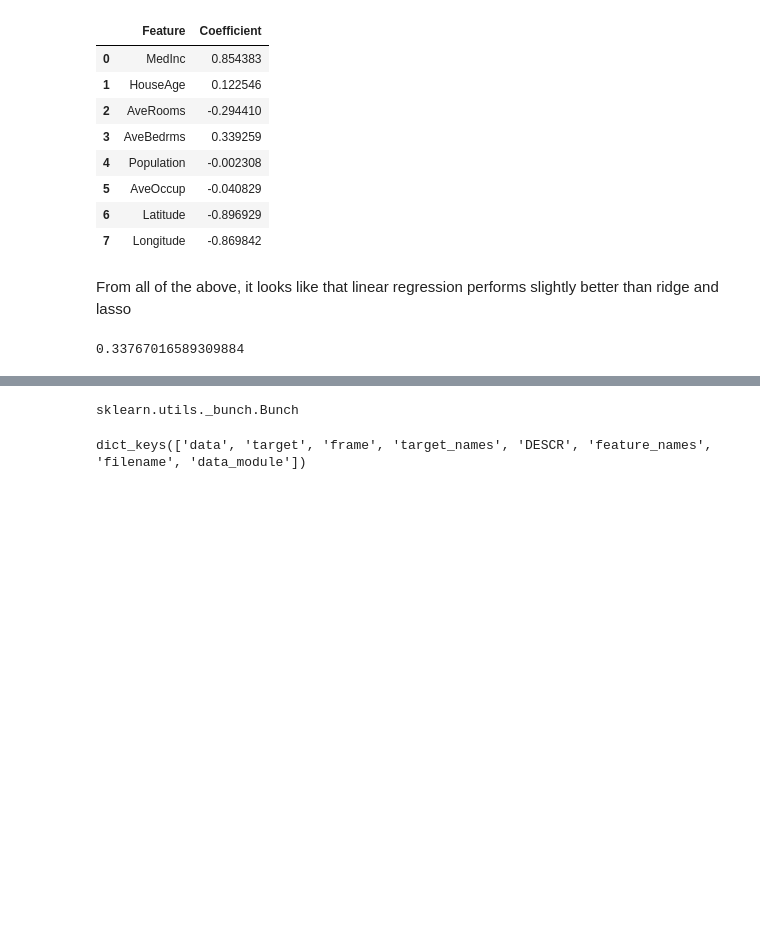
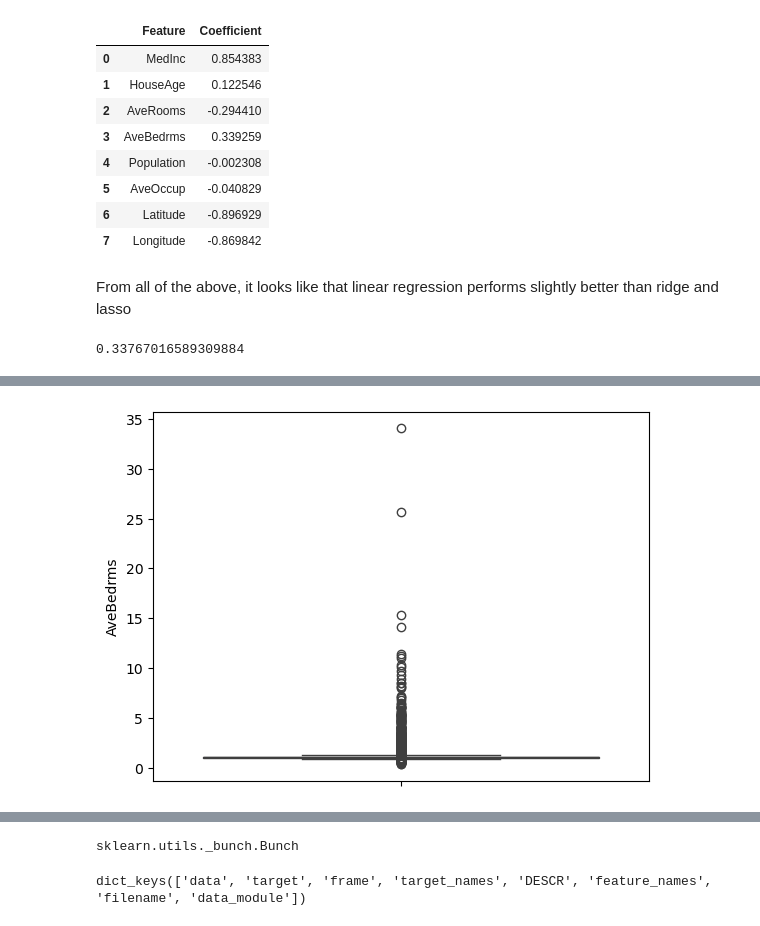
Before and after one commit to hcorbat1/Machine-Learning-Enhancement, a Jupyter notebook: ML preactice on linear & logistic regressions.ipynb, the cells around one changed output, grey strips where cells are left out. Drawn from its saved outputs; the diff is of its cells as text; code cells hidden in the pictures; blank space fills up the shorter version.

```diff
--- a/ML preactice on linear & logistic regressions.ipynb
+++ b/ML preactice on linear & logistic regressions.ipynb
@@ -238,0 +290,7 @@ print(r2_score1)
+# %%
+import matplotlib.pyplot as plt
+import seaborn as sns
+sns.boxplot(y = dataset['AveBedrms'])
+plt.show()
+# %% [output]
+[figure, added]
```
Also changed, not shown: parts of 7 cells of this notebook.
